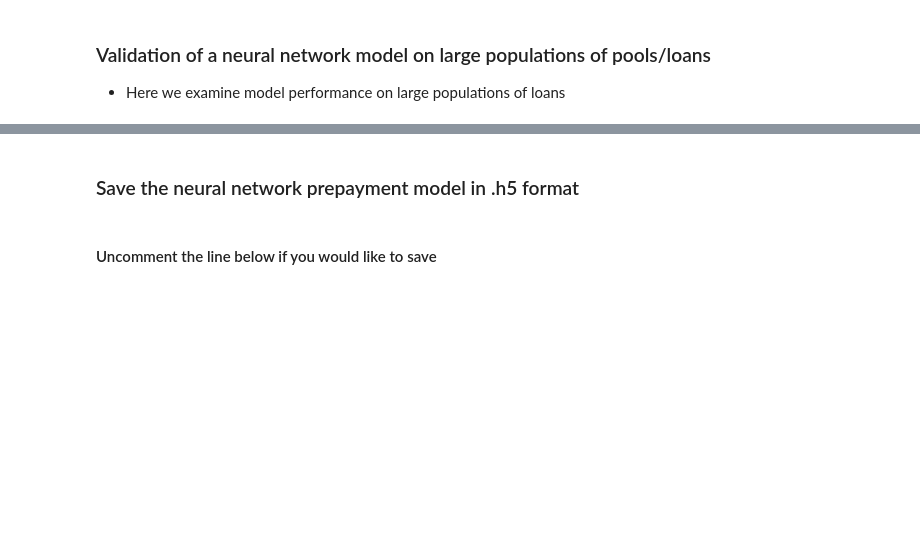
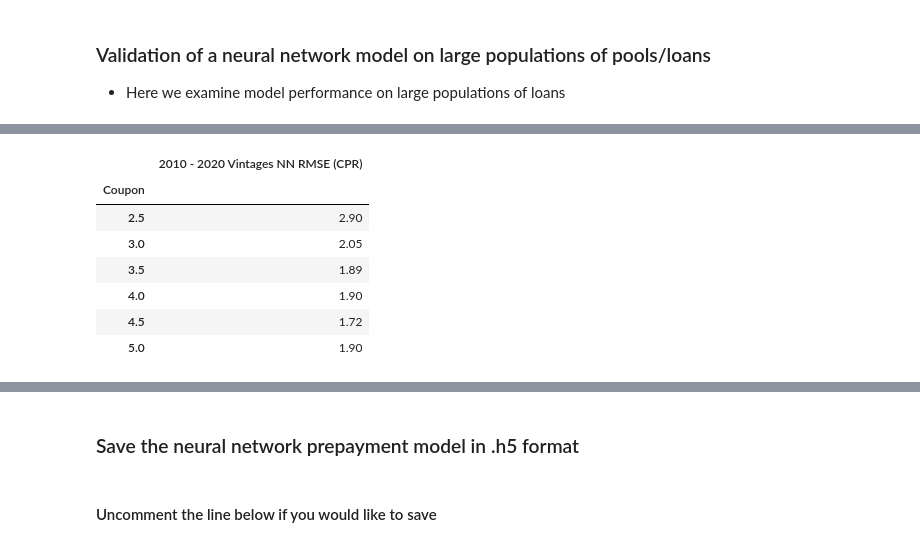
Before and after one commit to Bidek56/nn-ppm-model, a Jupyter notebook: model_fitting.ipynb, the cells around one changed output, grey strips where cells are left out. Saved outputs shown, nothing was run; the diff lists cells and outputs as text; code cells hidden in the pictures; blank space fills up the shorter version.

Commit message:
fitted to new data

```diff
--- a/model_fitting.ipynb
+++ b/model_fitting.ipynb
@@ -324,2 +374,13 @@ valReport(df,graphTitle='2010 thru 2020 Originations by Coupon',fsize=(24,12))
+# %%
+np.round(rmse_by_coupon(df[df['asofdate']<data_cutoff],col_name='2010 - 2020 Vintages NN RMSE (CPR)'),2)
+# %% [output]
+|  | 2010 - 2020 Vintages NN RMSE (CPR) |
+| Coupon |  |
+| 2.5 | 2.90 |
+| 3.0 | 2.05 |
+| 3.5 | 1.89 |
+| 4.0 | 1.90 |
+| 4.5 | 1.72 |
+| 5.0 | 1.90 |
 # %%
 np.round(rmse_by_coupon(df[df['asofdate']>=data_cutoff],col_name='2010 - 2020 Vintages NN RMSE (CPR)'),2)
```
Also changed, not shown: parts of 26 cells of this notebook.
